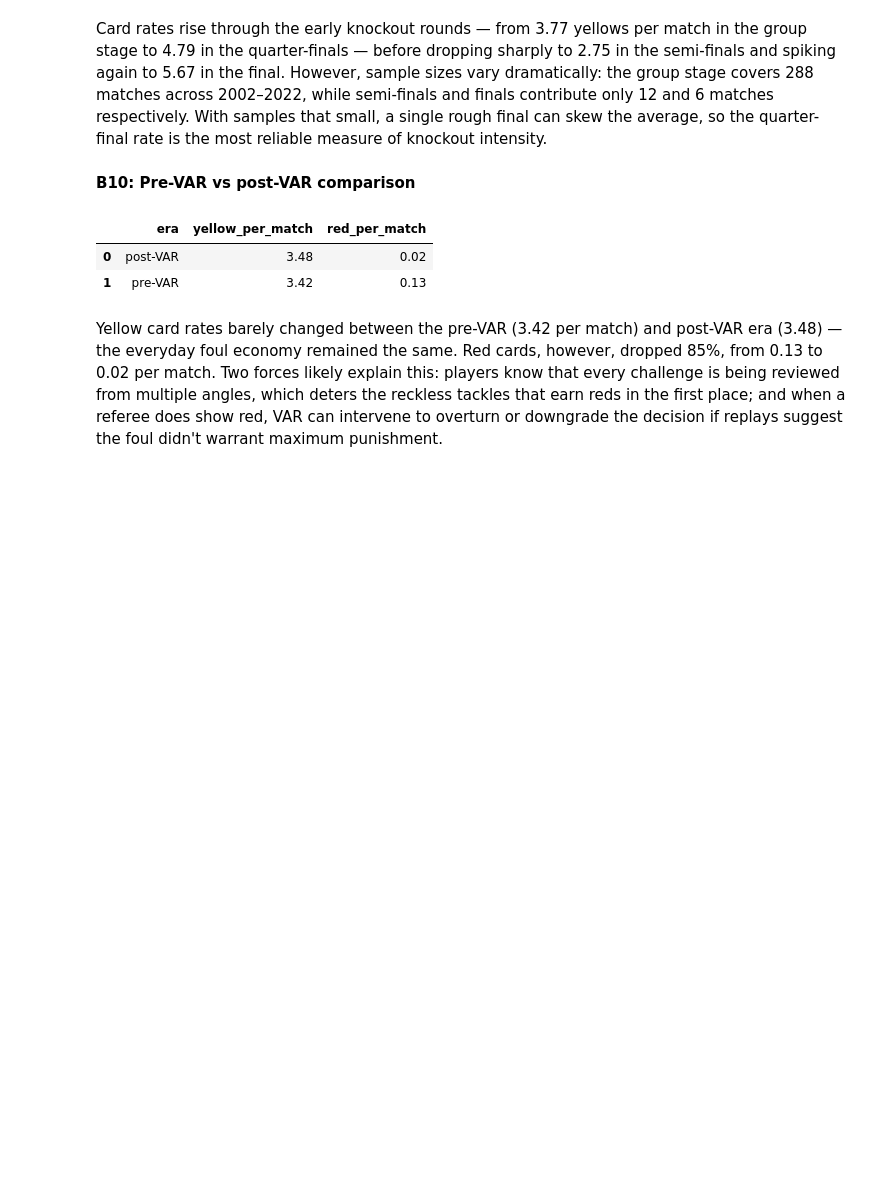
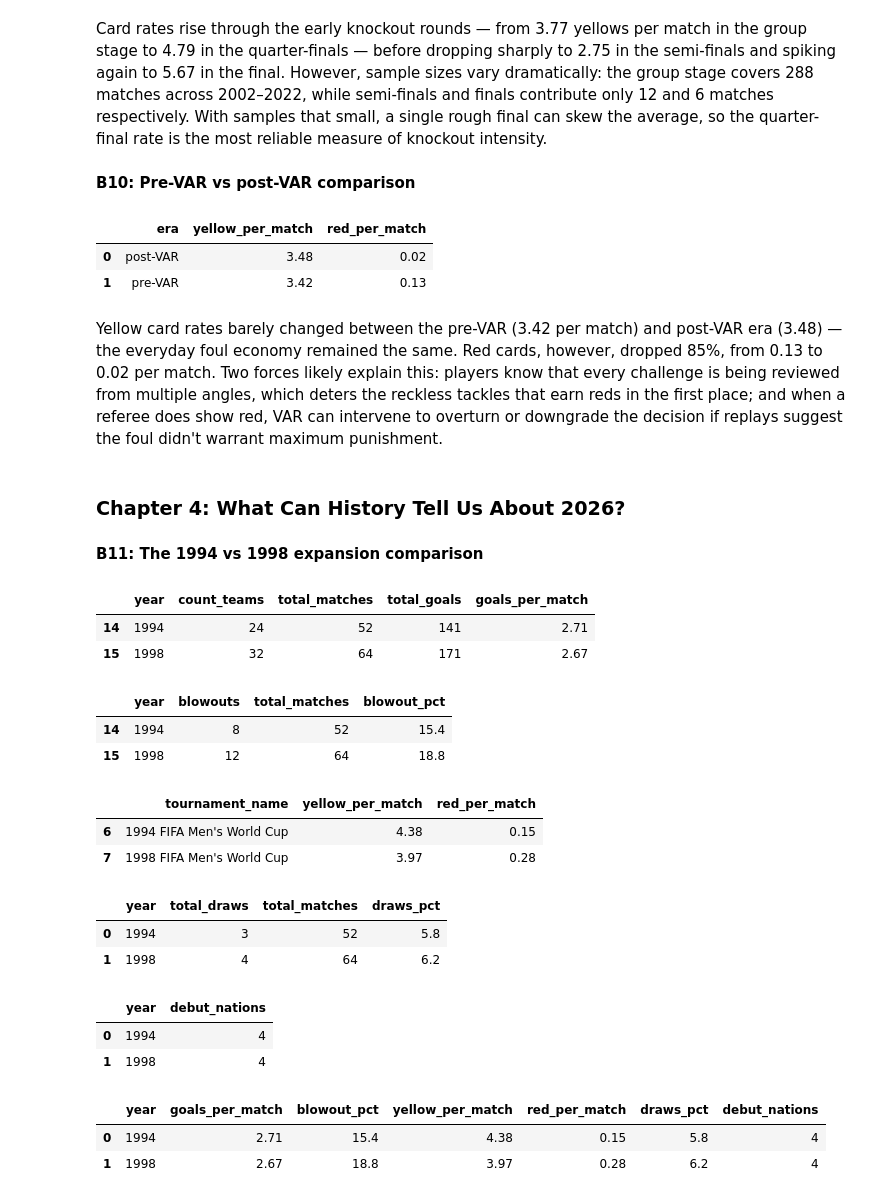
Before and after one commit to Nade94/data-analytics-portfolio-projects, a Jupyter notebook: world-cup-analysis/notebooks/worldcup_analysis.ipynb, the cells around one changed output. Cells and saved outputs as stored; diff of their text form; code cells hidden in the pictures; blank space fills up the shorter version.

```diff
--- a/world-cup-analysis/notebooks/worldcup_analysis.ipynb
+++ b/world-cup-analysis/notebooks/worldcup_analysis.ipynb
@@ -509,3 +511,74 @@ var_impact
 | 1 | pre-VAR | 3.42 | 0.13 |
 # %% [markdown]
 Yellow card rates barely changed between the pre-VAR (3.42 per match) and post-VAR era (3.48) — the everyday foul economy remained the same. Red cards, however, dropped 85%, from 0.13 to 0.02 per match. Two forces likely explain this: players know that every challenge is being reviewed from multiple angles, which deters the reckless tackles that earn reds in the first place; and when a referee does show red, VAR can intervene to overturn or downgrade the decision if replays suggest the foul didn't warrant maximum punishment.
+# %% [markdown]
+### Chapter 4: What Can History Tell Us About 2026?
+# %% [markdown]
+**B11: The 1994 vs 1998 expansion comparison**
+# %%
+tournament_grow[tournament_grow['year'].isin([1994, 1998])]
+# %% [output]
+|  | year | count_teams | total_matches | total_goals | goals_per_match |
+| 14 | 1994 | 24 | 52 | 141 | 2.71 |
+| 15 | 1998 | 32 | 64 | 171 | 2.67 |
+# %%
+blowout_analysis[blowout_analysis['year'].isin(['1994', '1998'])]
+# %% [output]
+|  | year | blowouts | total_matches | blowout_pct |
+| 14 | 1994 | 8 | 52 | 15.4 |
+| 15 | 1998 | 12 | 64 | 18.8 |
+# %%
+cards_per_match[cards_per_match['tournament_name'].str[:4].isin(['1994', '1998'])]
+# %% [output]
+|  | tournament_name | yellow_per_match | red_per_match |
+| 6 | 1994 FIFA Men's World Cup | 4.38 | 0.15 |
+| 7 | 1998 FIFA Men's World Cup | 3.97 | 0.28 |
+# %%
+draws = pd.read_sql("""
+                        SELECT SUBSTR(tournament_name, 1, 4) AS year,
+                        SUM(CASE WHEN (home_team_score = 0) AND (away_team_score = 0) THEN 1 ELSE 0 END) AS total_draws,
+                        COUNT(*) AS total_matches
+                        FROM matches
+                        WHERE tournament_name IN ('1994 FIFA Men''s World Cup', '1998 FIFA Men''s World Cup')
+                        GROUP BY year
+                        ORDER BY year
+                                """, conn)
+draws['draws_pct'] = round(draws['total_draws'] * 100.0 / draws['total_matches'], 1)
+
+draws
+# %% [output]
+|  | year | total_draws | total_matches | draws_pct |
+| 0 | 1994 | 3 | 52 | 5.8 |
+| 1 | 1998 | 4 | 64 | 6.2 |
+# %%
+debut_nations = pd.read_sql("""
+                                SELECT SUBSTR(debut, 1, 4) AS year, COUNT(*) AS debut_nations
+                                FROM (
+                                      SELECT team_name, MIN(tournament_name) AS debut
+                                      FROM team_appearances
+                                      WHERE tournament_name LIKE '%FIFA Men''s World Cup'
+                                      GROUP BY team_name)
+                                WHERE debut IN ('1994 FIFA Men''s World Cup', '1998 FIFA Men''s World Cup')
+                                GROUP BY year
+                                """, conn)
+debut_nations
+# %% [output]
+|  | year | debut_nations |
+| 0 | 1994 | 4 |
+| 1 | 1998 | 4 |
+# %%
+expansion_comparison = pd.DataFrame({
+    'year': [1994, 1998],
+    'goals_per_match': [2.71, 2.67],
+    'blowout_pct': [15.4, 18.8],
+    'yellow_per_match': [4.38, 3.97],
+    'red_per_match': [0.15, 0.28],
+    'draws_pct': [5.8, 6.2],
+    'debut_nations': [4, 4]
+})
+
+expansion_comparison
+# %% [output]
+|  | year | goals_per_match | blowout_pct | yellow_per_match | red_per_match | draws_pct | debut_nations |
+| 0 | 1994 | 2.71 | 15.4 | 4.38 | 0.15 | 5.8 | 4 |
+| 1 | 1998 | 2.67 | 18.8 | 3.97 | 0.28 | 6.2 | 4 |
```
Also changed, not shown: parts of 5 cells of this notebook.
